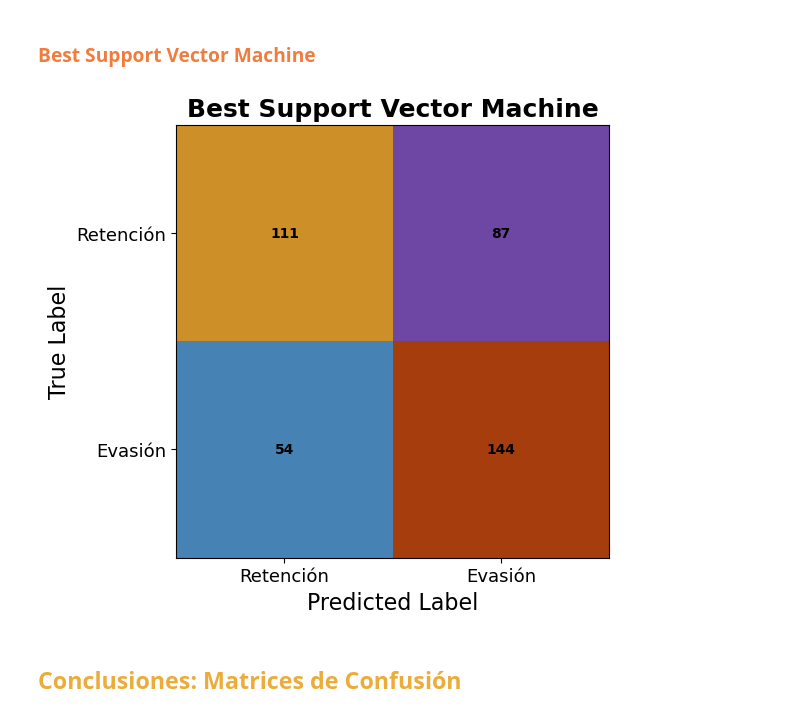
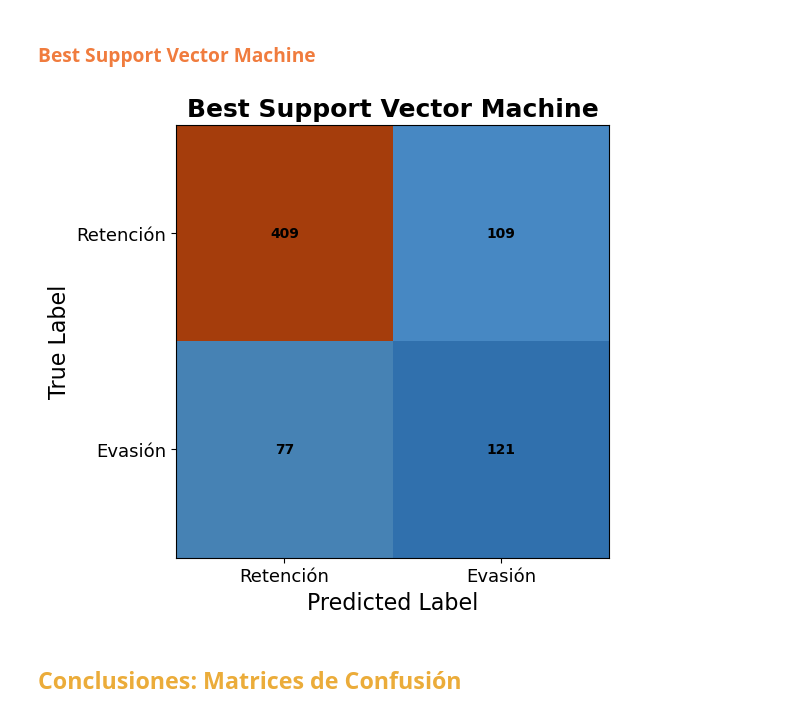
Before and after one commit to ignaciomajo/proyecto_TelecomX_ML, a Jupyter notebook: proyecto_telecomX_ML.ipynb, the cells around one changed output. Drawn from its saved outputs; the diff is of its cells as text; code cells hidden in the pictures.

```diff
--- a/proyecto_telecomX_ML.ipynb
+++ b/proyecto_telecomX_ML.ipynb
@@ -2174,3 +2282,14 @@ Se observa que al descartar `ChargesTotal_scaled` resulta en una depreciación e
 Esto demuestra que la regularización **Lasso (L1)** es capaz de manejar dicho fenómeno, permitiendo al modelo **generalizar el patrón presente en los datos** al contar con mayor información, y descartando matemáticamente aquellas variables que **no aportan poder predictivo**.
 
 En consecuencia, aunque `ChargesTotal_scaled` está altamente correlacionada con otras variables como `Tenure_scaled`, su exclusión puede **empobrecer el rendimiento predictivo del modelo**, lo que refuerza la idea de que es preferible **confiar en la regularización** antes que eliminar variables por multicolinealidad en modelos penalizados.
+# %%
+param_grid = {'C': [0.7, 1.0, 1.2, 2.0],
+             'max_iter': [100, 150, 200]}
+
+
+lr_6 = GridSearchCV(LogisticRegression(penalty='l1', solver='liblinear', random_state=42),
+                     param_grid=param_grid,
+                     scoring='recall',
+                     cv=kf)
+
+lr_6.fit(X_train, y_train)
@@ -2192,7 +2361,7 @@ Dado que el objetivo principal es **maximizar la sensibilidad (Recall)** y al mi
 * A pesar de su buen rendimiento, **ninguno de los modelos de regresión logística logró superar a los modelos de Random Forest**, los cuales alcanzaron mejores métricas generales, especialmente en Recall y F1-score.
 # %%
 with open(MODELS_PATH / 'best_log_regression.pkl', 'wb') as f:
-    pickle.dump(lr_4, f)
+    pickle.dump(lr_5, f)
 # %%
 best_models = []
 best_models.append(rf_1_results)
@@ -2695,6 +2873,6 @@ best_models.append(xgb_3_results)
 # %%
 with open(MODELS_PATH / 'best_xgb.pkl', 'wb') as f:
-    pickle.dump(xgb_3, f)
+    pickle.dump(xgb_2, f)
 # %%
 pd.DataFrame(best_models)
 # %% [output]
@@ -2910,5 +3094,5 @@ Por lo que, dentro de la etapa de modelado y entranamiento, este se postula como
 Sin embargo, para poder evaluar la capacidad de generalización y explorar si los modelos seleccionados de cada familia estan sobreajustados a los datos de entrenamiento, antes de seleccionar alguno como **champion**, se llevarán a cabo predicciones con cada modelo sobre los datos apartados para evaluación (`X_test`, `X_scaled_test`, `X_linear_test`), con el objetivo de calcular sus métricas en datos nunca antes vistos.
 # %%
 with open(MODELS_PATH / 'best_svm.pkl', 'wb') as f:
-    pickle.dump(svm_3, f)
+    pickle.dump(svm_2, f)
 # %%
@@ -3188,9 +3372,9 @@ plot_conf_mat(xgb, X_test, y_test, 'Best XGBoost Classifier', 'xgb')
 # %% [markdown]
 ### <font color='#f07c3e'>**Best Support Vector Machine**</font>
 # %%
-plot_conf_mat(svm, X_linear_test, y_linear_test, 'Best Support Vector Machine', 'svm')
+plot_conf_mat(svm, X_scaled_test, y_scaled_test, 'Best Support Vector Machine', 'svm')
 # %% [output]
-[figure, old version]
+[figure, new version]
 # %% [markdown]
 ## <font color='#ebac3a'>**Conclusiones: Matrices de Confusión**</font>
 # %% [markdown]
```
Also changed, not shown: parts of 224 cells of this notebook, 29 other files.
